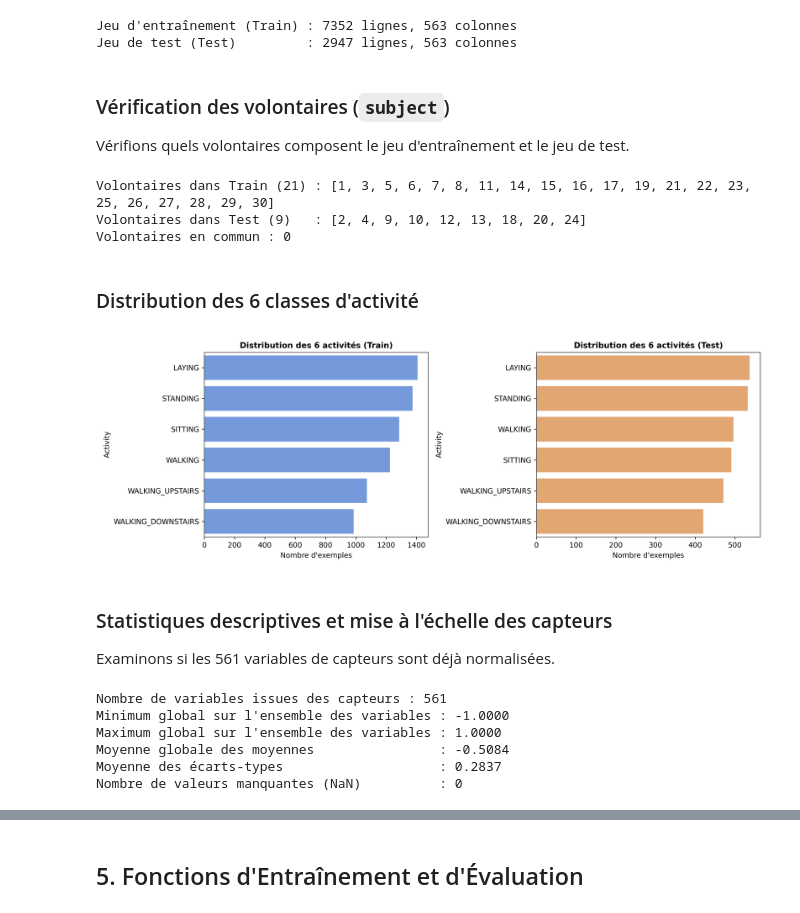
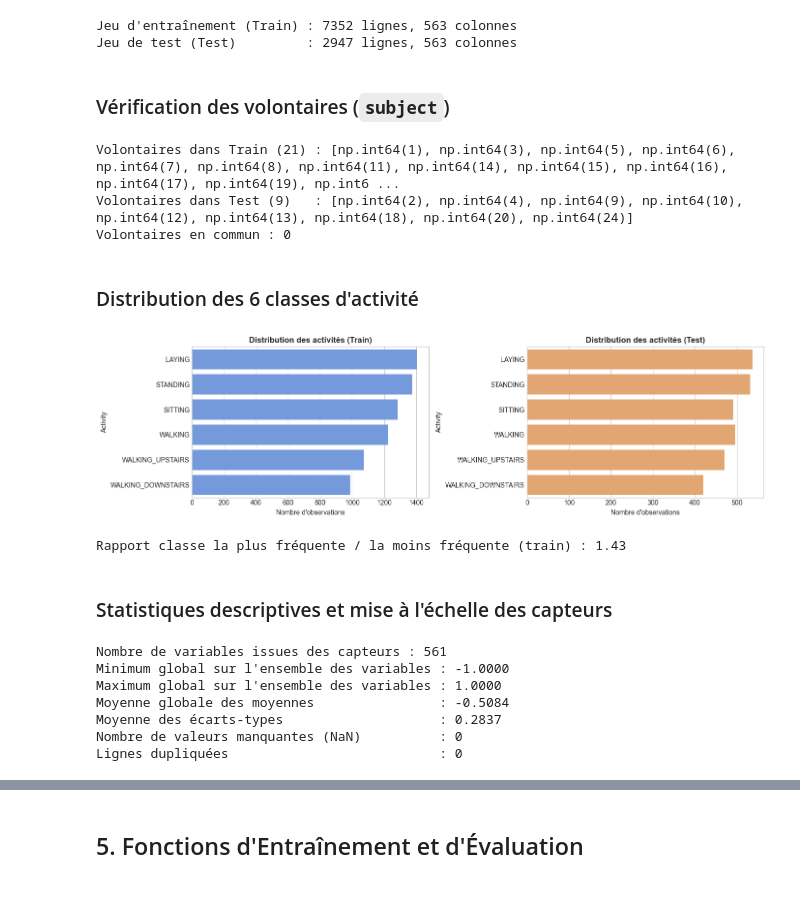
Before and after one commit to aliounedjamil/Projet-DL-HAR, a Jupyter notebook: notebooks/version1_alioune/v1_baseline_mlp_alioune.ipynb, the cells around one changed output, grey strips where cells are left out. Drawn from its saved outputs; the diff is of its cells as text; code cells hidden in the pictures.

Commit message:
Mise a jour finale : resultats 100% executes, rapport PDF corrige et archive Moodle

```diff
--- a/notebooks/version1_alioune/v1_baseline_mlp_alioune.ipynb
+++ b/notebooks/version1_alioune/v1_baseline_mlp_alioune.ipynb
@@ -22,7 +25,9 @@
 ## 1. Imports des bibliothèques
 # %%
 import os
+import json
 import random
+import time
 import numpy as np
 import pandas as pd
 import matplotlib.pyplot as plt
@@ -30,6 +35,7 @@ import seaborn as sns
 
 from sklearn.preprocessing import LabelEncoder
 from sklearn.linear_model import LogisticRegression
+from sklearn.model_selection import train_test_split
 from sklearn.metrics import accuracy_score, f1_score, classification_report, confusion_matrix
 
 import torch
@@ -37,9 +43,25 @@ import torch.nn as nn
 import torch.optim as optim
 from torch.utils.data import TensorDataset, DataLoader
 
-# Configuration des graphiques
 plt.style.use('seaborn-v0_8-whitegrid' if 'seaborn-v0_8-whitegrid' in plt.style.available else 'default')
-%matplotlib inline
+
+DATA_DIR = '../../data/HAR'
+FIG_DIR = '../../reports/figures'
+RES_DIR = '../../reports/results'          # résultats chiffrés repris dans le rapport
+os.makedirs(FIG_DIR, exist_ok=True)
+os.makedirs(RES_DIR, exist_ok=True)
+
+def set_seed(seed=42):
+    random.seed(seed)
+    np.random.seed(seed)
+    torch.manual_seed(seed)
+
+EPOCHS = 25
+EPOCHS_LR = 10                              # entraînements courts du balayage du pas d'apprentissage
+if os.environ.get('HAR_FAST') == '1':       # uniquement pour un test rapide du notebook
+    EPOCHS, EPOCHS_LR = 4, 2
+
+results = {}                                # tous les chiffres du notebook, enregistrés en fin d'exécution
 # %% [markdown]
 ## 2. Chargement et Exploration des Données (Partie 1.2)
 
@@ -47,16 +71,14 @@ Le jeu de données Human Activity Recognition (HAR) contient les enregistrements
 # %%
-# Chargement des fichiers train.csv et test.csv
-train_df = pd.read_csv('../../data/HAR/train.csv')
-test_df = pd.read_csv('../../data/HAR/test.csv')
+train_df = pd.read_csv(os.path.join(DATA_DIR, 'train.csv'))
+test_df = pd.read_csv(os.path.join(DATA_DIR, 'test.csv'))       # utilisé pour l'évaluation finale uniquement (section 8)
 
 print(f"Jeu d'entraînement (Train) : {train_df.shape[0]} lignes, {train_df.shape[1]} colonnes")
 print(f"Jeu de test (Test)         : {test_df.shape[0]} lignes, {test_df.shape[1]} colonnes")
 # %% [output]
 Jeu d'entraînement (Train) : 7352 lignes, 563 colonnes
 Jeu de test (Test)         : 2947 lignes, 563 colonnes
-# %% [markdown]
-### Vérification des volontaires (`subject`)
-Vérifions quels volontaires composent le jeu d'entraînement et le jeu de test.
+# %% [markdown]
+### Vérification des volontaires (`subject`)
 # %%
 train_subjects = sorted(train_df['subject'].unique())
 test_subjects = sorted(test_df['subject'].unique())
@@ -66,29 +88,31 @@ print(f"Volontaires dans Train ({len(train_subjects)}) : {train_subjects}")
 print(f"Volontaires dans Test ({len(test_subjects)})   : {test_subjects}")
 print(f"Volontaires en commun : {len(overlap)}")
 # %% [output]
-Volontaires dans Train (21) : [1, 3, 5, 6, 7, 8, 11, 14, 15, 16, 17, 19, 21, 22, 23, 25, 26, 27, 28, 29, 30]
-Volontaires dans Test (9)   : [2, 4, 9, 10, 12, 13, 18, 20, 24]
+Volontaires dans Train (21) : [np.int64(1), np.int64(3), np.int64(5), np.int64(6), np.int64(7), np.int64(8), np.int64(11), np.int64(14), np.int64(15), np.int64(16), np.int64(17), np.int64(19), np.int6 ...
+Volontaires dans Test (9)   : [np.int64(2), np.int64(4), np.int64(9), np.int64(10), np.int64(12), np.int64(13), np.int64(18), np.int64(20), np.int64(24)]
 Volontaires en commun : 0
 # %% [markdown]
 ### Distribution des 6 classes d'activité
 # %%
+order = train_df['Activity'].value_counts().index
 fig, axes = plt.subplots(1, 2, figsize=(14, 4))
-
-sns.countplot(data=train_df, y='Activity', order=train_df['Activity'].value_counts().index, ax=axes[0], color='cornflowerblue')
+sns.countplot(data=train_df, y='Activity', order=order, ax=axes[0], color='cornflowerblue')
 axes[0].set_title("Distribution des activités (Train)", fontweight='bold')
 axes[0].set_xlabel("Nombre d'observations")
-
-sns.countplot(data=test_df, y='Activity', order=train_df['Activity'].value_counts().index, ax=axes[1], color='sandybrown')
+sns.countplot(data=test_df, y='Activity', order=order, ax=axes[1], color='sandybrown')
 axes[1].set_title("Distribution des activités (Test)", fontweight='bold')
 axes[1].set_xlabel("Nombre d'observations")
+plt.tight_layout()
+plt.savefig(os.path.join(FIG_DIR, '01_distribution_classes.png'), dpi=300)
+plt.show()
 
-plt.tight_layout()
-plt.show()
+counts = train_df['Activity'].value_counts()
+print(f"Rapport classe la plus fréquente / la moins fréquente (train) : {counts.max() / counts.min():.2f}")
 # %% [output]
-[figure, old version]
+[figure, new version]
+Rapport classe la plus fréquente / la moins fréquente (train) : 1.43
 # %% [markdown]
 ### Statistiques descriptives et mise à l'échelle des capteurs
-Examinons si les 561 variables de capteurs sont déjà normalisées.
 # %%
 feature_cols = [c for c in train_df.columns if c not in ['subject', 'Activity']]
 features_train = train_df[feature_cols]
@@ -99,6 +123,14 @@ print(f"Maximum global sur l'ensemble des variables : {features_train.max().max(
 print(f"Moyenne globale des moyennes                : {features_train.mean().mean():.4f}")
 print(f"Moyenne des écarts-types                    : {features_train.std().mean():.4f}")
 print(f"Nombre de valeurs manquantes (NaN)          : {train_df.isnull().sum().sum()}")
+print(f"Lignes dupliquées                           : {train_df.duplicated().sum()}")
+
+results['donnees'] = {
+    'n_train': int(train_df.shape[0]), 'n_test': int(test_df.shape[0]), 'n_features': len(feature_cols),
+    'n_subjects_train': len(train_subjects), 'n_subjects_test': len(test_subjects),
+    'min_global': float(features_train.min().min()), 'max_global': float(features_train.max().max()),
+    'ratio_classes': float(counts.max() / counts.min()),
+}
 # %% [output]
 Nombre de variables issues des capteurs : 561
 Minimum global sur l'ensemble des variables : -1.0000
@@ -106,3 +138,4 @@ Maximum global sur l'ensemble des variables : 1.0000
 Moyenne globale des moyennes                : -0.5084
 Moyenne des écarts-types                    : 0.2837
 Nombre de valeurs manquantes (NaN)          : 0
+Lignes dupliquées                           : 0
```
Also changed, not shown: parts of 38 cells of this notebook, 29 other files.
